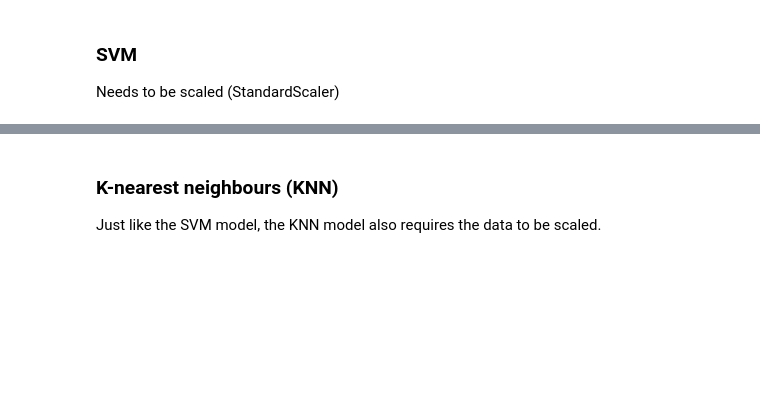
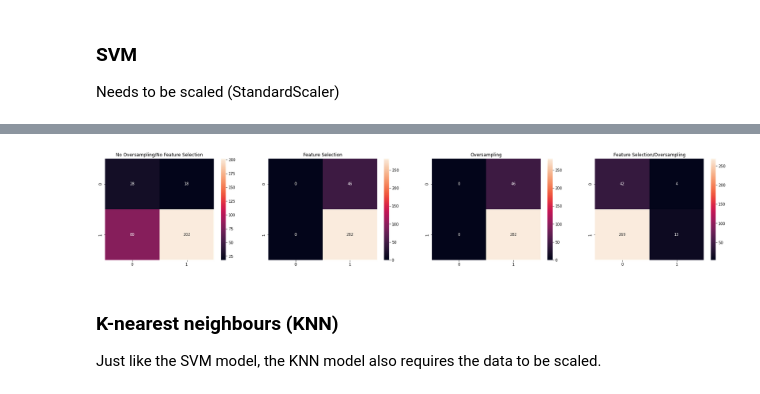
Before and after one commit to Educorreia932/FEUP-AC, a Jupyter notebook: Data Mining Project/notebooks/prediction.ipynb, the cells around one changed output, grey strips where cells are left out. Drawn from its saved outputs; the diff is of its cells as text; code cells hidden in the pictures; blank space fills up the shorter version.

```diff
--- a/Data Mining Project/notebooks/prediction.ipynb
+++ b/Data Mining Project/notebooks/prediction.ipynb
@@ -95,3 +103,7 @@ plotROC([svc, svc_fs, svc_os, svc_fs_os], train_df, columns_to_drop, target_colu
+# %%
+confMatrix([svc, svc_fs, svc_os, svc_fs_os], columns_to_drop, target_column, train_df)
+# %% [output]
+[figure, added]
 # %% [markdown]
 ###  K-nearest neighbours (KNN)
 Just like the SVM model, the KNN model also requires the data to be scaled.
```
Also changed, not shown: parts of 21 cells of this notebook, 2 other files.
